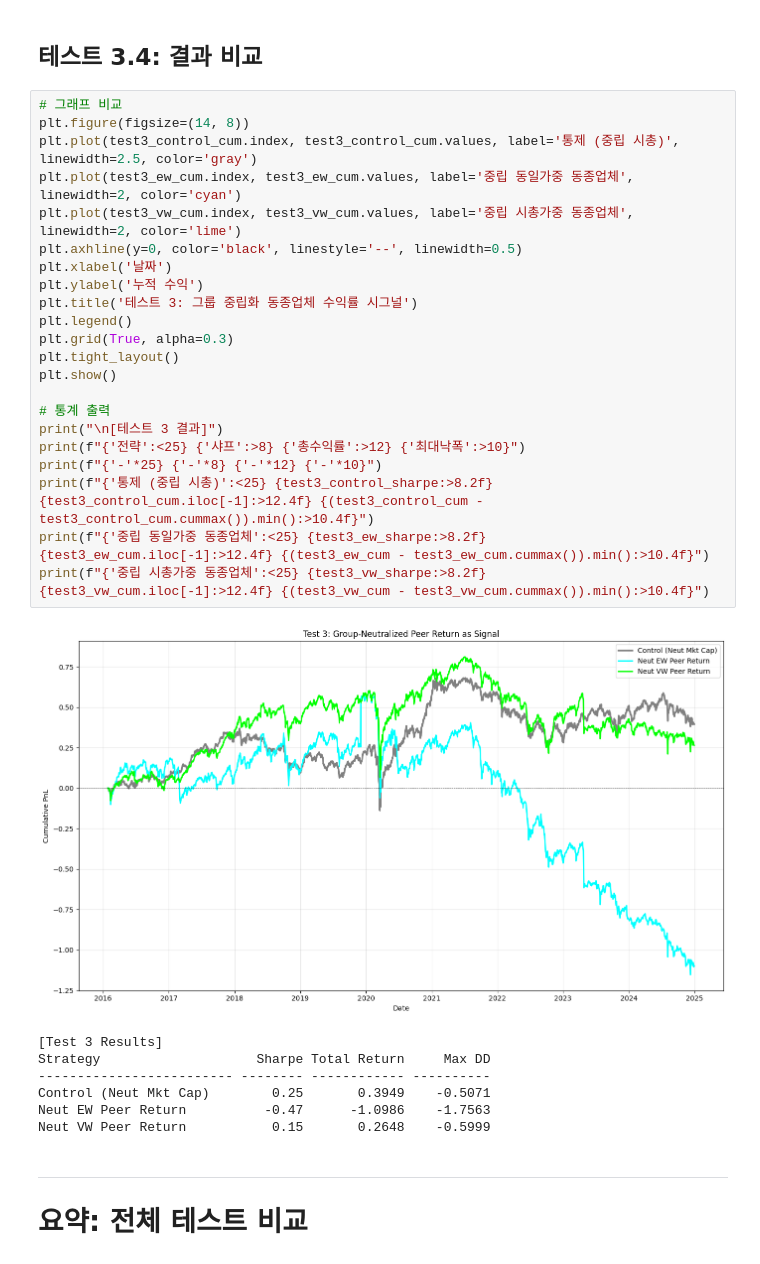
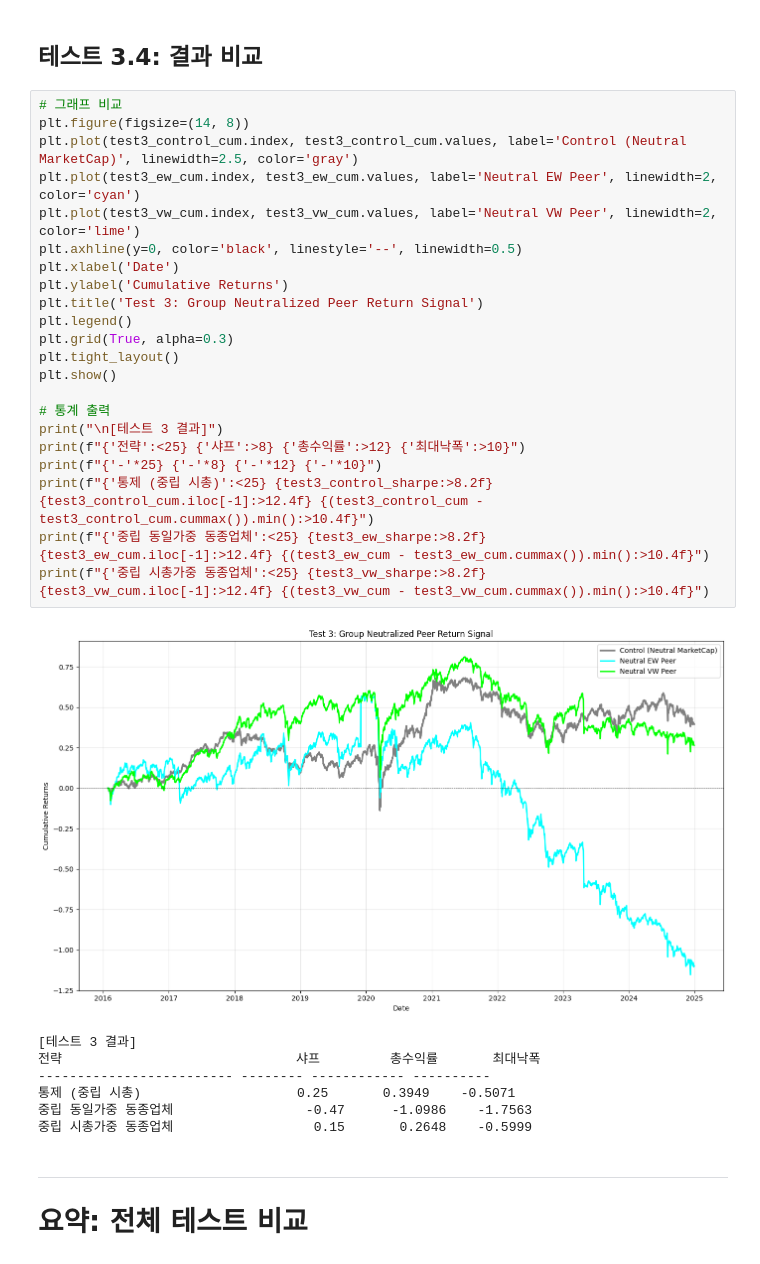
Before and after one commit to jaepil-choi/alpha-excel, a Jupyter notebook: notebooks/strategy-01-industry-peer-returns-revised.ipynb, the cells around one changed output. Saved outputs shown, nothing was run; the diff lists cells and outputs as text.

Commit message:
Fix Kor chars broken in plots ( Kor --> Eng)

```diff
--- a/notebooks/strategy-01-industry-peer-returns-revised.ipynb
+++ b/notebooks/strategy-01-industry-peer-returns-revised.ipynb
@@ -336,33 +337,33 @@ Total Return: 0.2648
 # %%
 # 그래프 비교
 plt.figure(figsize=(14, 8))
-plt.plot(test3_control_cum.index, test3_control_cum.values, label='통제 (중립 시총)', linewidth=2.5, color='gray')
-plt.plot(test3_ew_cum.index, test3_ew_cum.values, label='중립 동일가중 동종업체', linewidth=2, color='cyan')
-plt.plot(test3_vw_cum.index, test3_vw_cum.values, label='중립 시총가중 동종업체', linewidth=2, color='lime')
+plt.plot(test3_control_cum.index, test3_control_cum.values, label='Control (Neutral MarketCap)', linewidth=2.5, color='gray')
+plt.plot(test3_ew_cum.index, test3_ew_cum.values, label='Neutral EW Peer', linewidth=2, color='cyan')
+plt.plot(test3_vw_cum.index, test3_vw_cum.values, label='Neutral VW Peer', linewidth=2, color='lime')
 plt.axhline(y=0, color='black', linestyle='--', linewidth=0.5)
-plt.xlabel('날짜')
-plt.ylabel('누적 수익')
-plt.title('테스트 3: 그룹 중립화 동종업체 수익률 시그널')
+plt.xlabel('Date')
+plt.ylabel('Cumulative Returns')
+plt.title('Test 3: Group Neutralized Peer Return Signal')
 plt.legend()
 plt.grid(True, alpha=0.3)
 plt.tight_layout()
 plt.show()
 
 # 통계 출력
 print("\n[테스트 3 결과]")
 print(f"{'전략':<25} {'샤프':>8} {'총수익률':>12} {'최대낙폭':>10}")
 print(f"{'-'*25} {'-'*8} {'-'*12} {'-'*10}")
 print(f"{'통제 (중립 시총)':<25} {test3_control_sharpe:>8.2f} {test3_control_cum.iloc[-1]:>12.4f} {(test3_control_cum - test3_control_cum.cummax()).min():>10.4f}")
 print(f"{'중립 동일가중 동종업체':<25} {test3_ew_sharpe:>8.2f} {test3_ew_cum.iloc[-1]:>12.4f} {(test3_ew_cum - test3_ew_cum.cummax()).min():>10.4f}")
 print(f"{'중립 시총가중 동종업체':<25} {test3_vw_sharpe:>8.2f} {test3_vw_cum.iloc[-1]:>12.4f} {(test3_vw_cum - test3_vw_cum.cummax()).min():>10.4f}")
 # %% [output]
-[figure, old version]
+[figure, new version]
-[Test 3 Results]
-Strategy                    Sharpe Total Return     Max DD
+[테스트 3 결과]
+전략                              샤프         총수익률       최대낙폭
 ------------------------- -------- ------------ ----------
-Control (Neut Mkt Cap)        0.25       0.3949    -0.5071
-Neut EW Peer Return          -0.47      -1.0986    -1.7563
-Neut VW Peer Return           0.15       0.2648    -0.5999
+통제 (중립 시총)                    0.25       0.3949    -0.5071
+중립 동일가중 동종업체                 -0.47      -1.0986    -1.7563
+중립 시총가중 동종업체                  0.15       0.2648    -0.5999
 # %% [markdown]
 ---
 # 요약: 전체 테스트 비교
```
Also changed, not shown: parts of 16 cells of this notebook, 3 other files.
